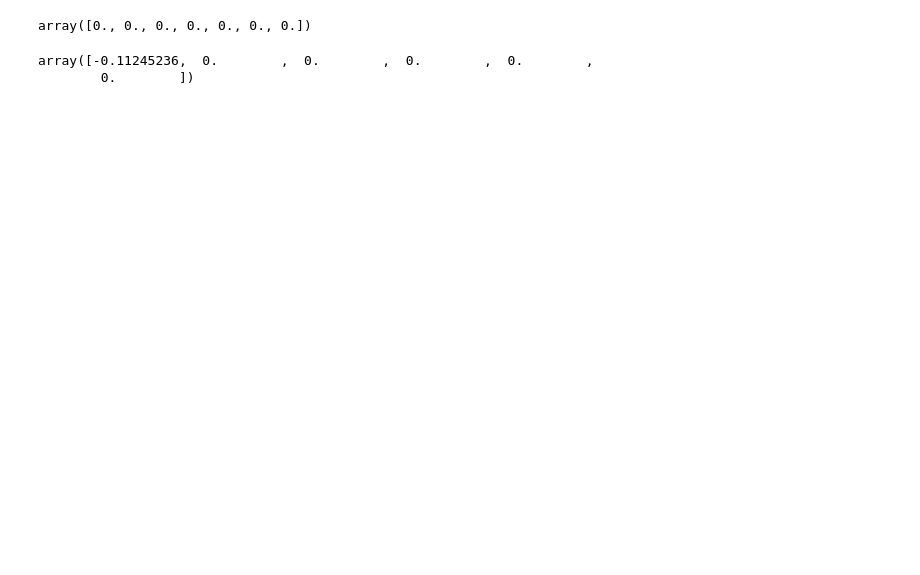
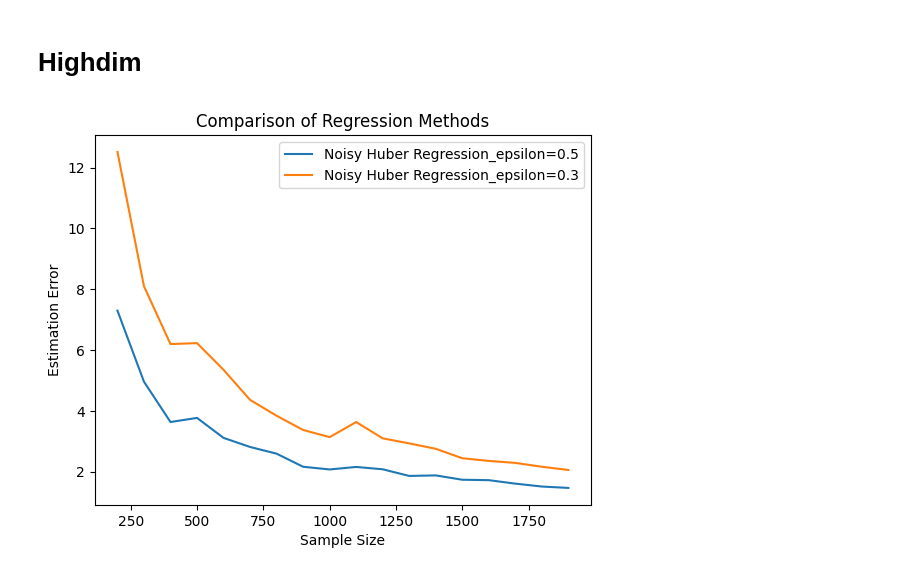
Before and after one commit to hsmoonjohn/DPHuber, a Jupyter notebook: DP_Huber_sim.ipynb, the cells around one changed output. Saved outputs shown, nothing was run; the diff lists cells and outputs as text; code cells hidden in the pictures; blank space fills up the shorter version.

Commit message:
highdim simulation added

```diff
--- a/DP_Huber_sim.ipynb
+++ b/DP_Huber_sim.ipynb
@@ -102,7 +102,7 @@ plt.legend()
 #plt.savefig('my_plot_t22.png', dpi=300)
 plt.show()
 # %%
-n, d = 1000, 1000
+n, d = 1000, 7
 X = np.random.randn(n, d)
 true_beta = np.zeros(d)
 true_beta[:5] = np.random.randn(5)  # Sparse true coefficients
@@ -115,5 +115,3 @@ eta = 1
 delta = 0.001
 T=int(np.log(1000))
 epsilon = 0.5
-# %%
-beta0=np.zeros(d+1)
@@ -122,9 +118,62 @@ beta_final, diagnostics, beta_sequence = reg.noisy_huber_reg_highdim(beta0=beta0
-# %%
-beta_final
-# %% [output]
-array([0., 0., 0., 0., 0., 0., 0.])
-# %%
-beta_sequence[:,6][0:6]
-# %% [output]
-array([-0.11245236,  0.        ,  0.        ,  0.        ,  0.        ,
-        0.        ])
+# %% [markdown]
+# Highdim
+# %%
+# Parameters
+#d = 5
+eta = 0.2
+delta = 0.001
+#T=10
+epsilon = 0.5
+epsilon2 = 0.3
+repetitions = 100
+sample_sizes = np.array(range(200, 2000, 100))  # Adjust sample sizes as needed
+
+# Running the experiment and plotting
+mean_errors_noisy = []
+mean_errors_noisy2 = []
+
+for n in sample_sizes:
+    errors_noisy = []
+    errors_noisy2 = []
+    T=int(np.log(n))
+    for m in range(repetitions):
+        X = np.random.uniform(-1/np.sqrt(n), 1/np.sqrt(n), (n, n))
+        truebeta = np.zeros(n)
+        truebeta[:20] = np.random.randn(20)
+        truebeta /= np.linalg.norm(truebeta)
+        Y = X.dot(truebeta) + np.random.normal(0, 1, n)
+        #Y = X.dot(truebeta) + rgt.standard_t(2.2, n) +1
+        beta0 = np.zeros(n)
+
+        # Noisy Huber Regression1
+        noisy_huber_regression = huberReg(X, Y,intercept=False)
+        noisy_huber_result = noisy_huber_regression.noisy_huber_reg_highdim(beta0=beta0, epsilon=epsilon, T=T, delta=10/(n**1.1), eta=eta, s=20,
+                                                                           standardize=False)
+        errors_noisy.append(l2_distance(noisy_huber_result[0][:], truebeta))
+
+        # Noisy Huber Regression2
+        noisy_huber_regression2 = huberReg(X, Y,intercept=False)
+        noisy_huber_result2 = noisy_huber_regression2.noisy_huber_reg_highdim(beta0=beta0, epsilon=epsilon2, T=T, delta=10/(n**1.1), eta=eta, s=20,
+                                                                           standardize=False)
+        errors_noisy2.append(l2_distance(noisy_huber_result2[0][:], truebeta))
+        #Ordinary Huber
+        #huber_reg = HuberRegressor().fit(X, Y)
+        #ordinary_huber_coefficients = huber_reg.coef_
+        #errors_ord.append(l2_distance(ordinary_huber_coefficients, truebeta))
+    mean_errors_noisy.append(np.mean(errors_noisy))
+    mean_errors_noisy2.append(np.mean(errors_noisy2))
+
+
+
+plt.plot(sample_sizes, mean_errors_noisy, label='Noisy Huber Regression_epsilon=0.5')
+plt.plot(sample_sizes, mean_errors_noisy2, label='Noisy Huber Regression_epsilon=0.3')
+#plt.plot(sample_sizes, np.log(mean_errors_ordinary), label='Ordinary Huber Regression')
+#plt.plot(sample_sizes, mean_errors_between, label='error between estimator')
+plt.xlabel('Sample Size')
+plt.ylabel('Estimation Error')
+plt.title('Comparison of Regression Methods')
+plt.legend()
+plt.savefig('my_plot_high_n01.png', dpi=300)
+plt.show()
+# %% [output]
+[figure, added]
```
Also changed, not shown: parts of 8 cells of this notebook, 1 other file.
